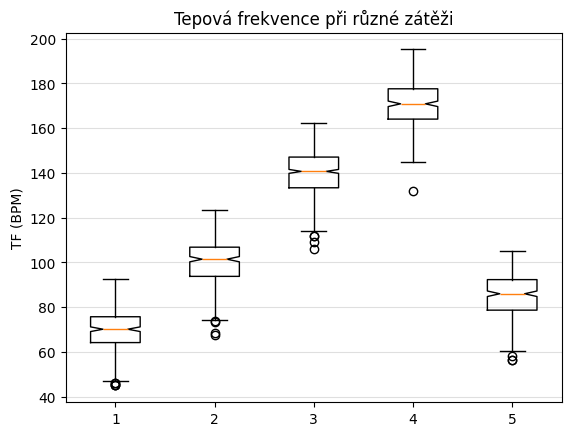
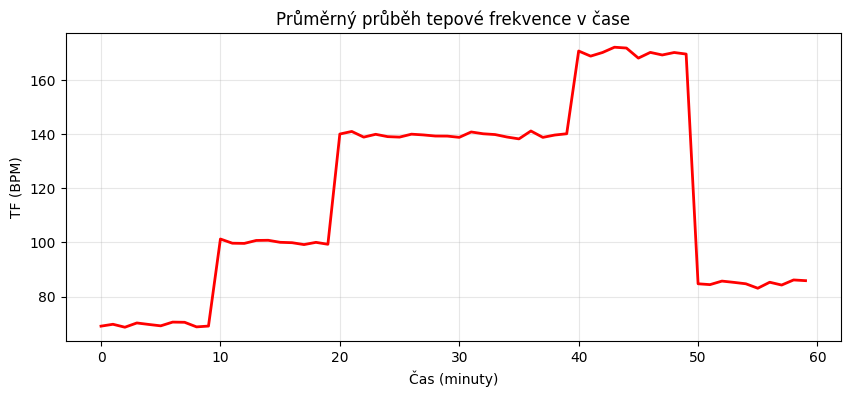
Unified diff of the notebook cell whose output changed from the first chart to the second:
--- before
+++ after
@@ -4,5 +4,13 @@
 # 1. Průměrná TF v čase (signál)
 
+prumerny_signal = np.mean(tf_test, axis=0)
 
+plt.figure(figsize=(10, 4))
+plt.plot(prumerny_signal, color="red", linewidth=2)
+plt.title("Průměrný průběh tepové frekvence v čase")
+plt.xlabel("Čas (minuty)")
+plt.ylabel("TF (BPM)")
+plt.grid(True, alpha=0.3)
+plt.show()
 
 # 2. Boxplot – 5 fází
@@ -14,6 +22,6 @@
 
 fig, ax = plt.subplots()
-ax.boxplot(faze_data, faze_labels)
-ax.set_title("Tepová frekvence při různé zátěži")
+ax.boxplot(faze_data, labels = faze_labels)
+ax.set_title("Tepová frekvence v různých fázích")
 ax.set_ylabel("TF (BPM)")
 ax.grid(True, axis="y", alpha=0.4)
@@ -24,10 +32,11 @@
 # 3. Histogram – klid vs sprint
 
-fig, ax = plt.subplots()
-ax.hist(faze_data,bins=45, alpha=0.6, label="klidová fáze")
+fig, ax = plt.subplots(figsize=(10, 5))
+ax.hist(tf_test[:, 0:10].ravel(), bins=15, alpha=0.6, label="Klid", color="royalblue")
+ax.hist(tf_test[:, 40:50].ravel(), bins=15, alpha=0.6, label="Sprint", color="orange")
 
-ax.axvline(7.0, color="black", linestyle="--", label="mez 7.0 mmol/l")
-ax.set_xlabel("Glykémie (mmol/l)")
-ax.set_ylabel("Počet pacientů")
+ax.set_title("Srovnání rozložení TF: Klid vs. Sprint")
+ax.set_xlabel("Tepová frekvence (BPM)")
+ax.set_ylabel("Četnost výskytu")
 ax.legend()
 plt.show()

Commit: commit